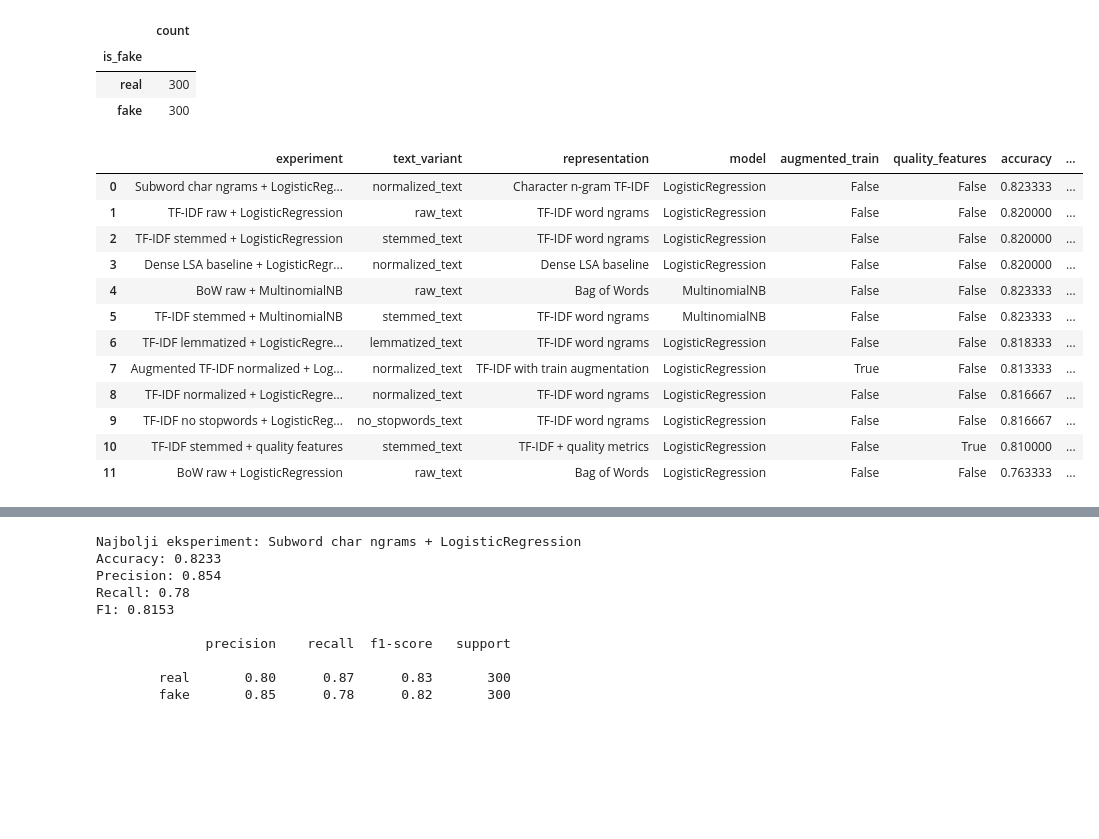
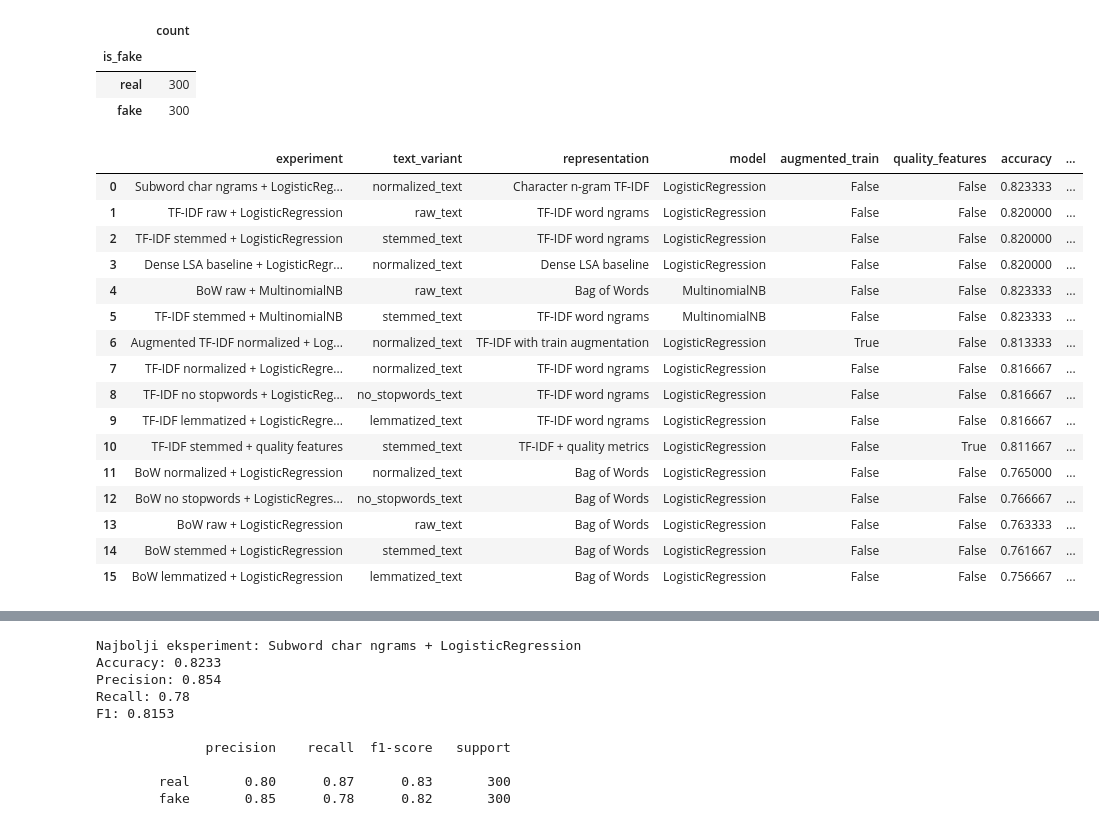
Before and after one commit to nemanjastojanovicc/detect-fake-jobs, a Jupyter notebook: detect-fake-jobs.ipynb, the cells around one changed output, grey strips where cells are left out. Saved outputs shown, nothing was run; the diff lists cells and outputs as text; code cells hidden in the pictures; blank space fills up the shorter version.

```diff
--- a/detect-fake-jobs.ipynb
+++ b/detect-fake-jobs.ipynb
@@ -292,5 +407,6 @@ Formiramo vise verzija istog teksta:
 # %%
 stemmer = PorterStemmer()
+lemmatizer = WordNetLemmatizer()
 
 
 def strip_html(text: str) -> str:
@@ -299,38 +415,25 @@ def strip_html(text: str) -> str:
 
 def normalize_text(text: str) -> str:
     text = strip_html(text)
-    text = unicodedata.normalize("NFKC", str(text))
-    text = text.lower()
+    text = unicodedata.normalize("NFKC", str(text)).casefold()
     text = URL_RE.sub(" ", text)
     text = EMAIL_RE.sub(" ", text)
+    text = EMOJI_RE.sub(" ", text)
     text = re.sub(r"\d+", " ", text)
     text = text.translate(str.maketrans("", "", string.punctuation))
-    text = re.sub(r"\s+", " ", text).strip()
-    return text
+    return re.sub(r"\s+", " ", text).strip()
 
 
 def remove_stopwords(text: str) -> str:
-    return " ".join(token for token in str(text).split() if token not in ENGLISH_STOP_WORDS)
+    return " ".join(t for t in str(text).split() if t not in ENGLISH_STOP_WORDS)
 
 
 def stem_text(text: str) -> str:
-    return " ".join(stemmer.stem(token) for token in str(text).split())
-
-
-def simple_lemmatize_token(token: str) -> str:
-    if len(token) > 5 and token.endswith("ies"):
-        return token[:-3] + "y"
-    if len(token) > 5 and token.endswith("ing"):
-        return token[:-3]
-    if len(token) > 4 and token.endswith("ed"):
-        return token[:-2]
-    if len(token) > 4 and token.endswith("s"):
-        return token[:-1]
-    return token
+    return " ".join(stemmer.stem(t) for t in str(text).split())
 
 
 def lemmatize_text(text: str) -> str:
-    return " ".join(simple_lemmatize_token(token) for token in str(text).split())
+    return " ".join(lemmatizer.lemmatize(t) for t in str(text).split())
 
 
 df["raw_text"] = df["full_text"]
@@ -339,17 +442,10 @@ df["no_stopwords_text"] = df["normalized_text"].apply(remove_stopwords)
 df["stemmed_text"] = df["no_stopwords_text"].apply(stem_text)
 df["lemmatized_text"] = df["no_stopwords_text"].apply(lemmatize_text)
 
-preview = pd.DataFrame(
-    {
-        "raw_text": [df.loc[0, "raw_text"][:260]],
-        "normalized_text": [df.loc[0, "normalized_text"][:260]],
-        "no_stopwords_text": [df.loc[0, "no_stopwords_text"][:260]],
-        "stemmed_text": [df.loc[0, "stemmed_text"][:260]],
-        "lemmatized_text": [df.loc[0, "lemmatized_text"][:260]],
-    }
-).T
-
-display(preview)
+display(pd.DataFrame({
+    c: [df.loc[0, c][:260]]
+    for c in ["raw_text", "normalized_text", "no_stopwords_text", "stemmed_text", "lemmatized_text"]
+}).T)
 # %% [output]
 |  | 0 |
 | raw_text | Data Analyst Successful candidate... |
@@ -544,39 +664,47 @@ def evaluate_config(config: dict) -> dict:
 # %%
 EXPERIMENTS = [
     {"name": "BoW raw + LogisticRegression", "text_col": "raw_text", "vectorizer": "bow", "representation": "Bag of Words", "model": "LogisticRegression"},
+    {"name": "BoW normalized + LogisticRegression", "text_col": "normalized_text", "vectorizer": "bow", "representation": "Bag of Words", "model": "LogisticRegression"},
+    {"name": "BoW no stopwords + LogisticRegression", "text_col": "no_stopwords_text", "vectorizer": "bow", "representation": "Bag of Words", "model": "LogisticRegression"},
+    {"name": "BoW stemmed + LogisticRegression", "text_col": "stemmed_text", "vectorizer": "bow", "representation": "Bag of Words", "model": "LogisticRegression"},
+    {"name": "BoW lemmatized + LogisticRegression", "text_col": "lemmatized_text", "vectorizer": "bow", "representation": "Bag of Words", "model": "LogisticRegression"},
     {"name": "BoW raw + MultinomialNB", "text_col": "raw_text", "vectorizer": "bow", "representation": "Bag of Words", "model": "MultinomialNB"},
     {"name": "TF-IDF raw + LogisticRegression", "text_col": "raw_text", "vectorizer": "tfidf_word", "representation": "TF-IDF word ngrams", "model": "LogisticRegression"},
     {"name": "TF-IDF normalized + LogisticRegression", "text_col": "normalized_text", "vectorizer": "tfidf_word", "representation": "TF-IDF word ngrams", "model": "LogisticRegression"},
     {"name": "TF-IDF no stopwords + LogisticRegression", "text_col": "no_stopwords_text", "vectorizer": "tfidf_word", "representation": "TF-IDF word ngrams", "model": "LogisticRegression"},
     {"name": "TF-IDF stemmed + LogisticRegression", "text_col": "stemmed_text", "vectorizer": "tfidf_word", "representation": "TF-IDF word ngrams", "model": "LogisticRegression"},
     {"name": "TF-IDF lemmatized + LogisticRegression", "text_col": "lemmatized_text", "vectorizer": "tfidf_word", "representation": "TF-IDF word ngrams", "model": "LogisticRegression"},
     {"name": "TF-IDF stemmed + MultinomialNB", "text_col": "stemmed_text", "vectorizer": "tfidf_word", "representation": "TF-IDF word ngrams", "model": "MultinomialNB"},
     {"name": "Subword char ngrams + LogisticRegression", "text_col": "normalized_text", "vectorizer": "tfidf_char", "representation": "Character n-gram TF-IDF", "model": "LogisticRegression"},
     {"name": "TF-IDF stemmed + quality features", "text_col": "stemmed_text", "vectorizer": "tfidf_word", "representation": "TF-IDF + quality metrics", "model": "LogisticRegression", "quality_features": True},
     {"name": "Dense LSA baseline + LogisticRegression", "text_col": "normalized_text", "representation": "Dense LSA baseline", "model": "LogisticRegression", "dense_lsa": True},
     {"name": "Augmented TF-IDF normalized + LogisticRegression", "text_col": "normalized_text", "vectorizer": "tfidf_word", "representation": "TF-IDF with train augmentation", "model": "LogisticRegression", "augment": True},
 ]
 
 results = [evaluate_config(config) for config in EXPERIMENTS]
 results_df = pd.DataFrame(
     [{key: value for key, value in row.items() if key not in {"confusion_matrix", "classification_report", "y_pred", "fitted"}} for row in results]
 ).sort_values("f1", ascending=False)
 
 display(results_df.reset_index(drop=True))
 # %% [output]
 |  | experiment | text_variant | representation | model | augmented_train | quality_features | accuracy | ... |
 | 0 | Subword char ngrams + LogisticReg... | normalized_text | Character n-gram TF-IDF | LogisticRegression | False | False | 0.823333 | ... |
 | 1 | TF-IDF raw + LogisticRegression | raw_text | TF-IDF word ngrams | LogisticRegression | False | False | 0.820000 | ... |
 | 2 | TF-IDF stemmed + LogisticRegression | stemmed_text | TF-IDF word ngrams | LogisticRegression | False | False | 0.820000 | ... |
 | 3 | Dense LSA baseline + LogisticRegr... | normalized_text | Dense LSA baseline | LogisticRegression | False | False | 0.820000 | ... |
 | 4 | BoW raw + MultinomialNB | raw_text | Bag of Words | MultinomialNB | False | False | 0.823333 | ... |
 | 5 | TF-IDF stemmed + MultinomialNB | stemmed_text | TF-IDF word ngrams | MultinomialNB | False | False | 0.823333 | ... |
-| 6 | TF-IDF lemmatized + LogisticRegre... | lemmatized_text | TF-IDF word ngrams | LogisticRegression | False | False | 0.818333 | ... |
-| 7 | Augmented TF-IDF normalized + Log... | normalized_text | TF-IDF with train augmentation | LogisticRegression | True | False | 0.813333 | ... |
-| 8 | TF-IDF normalized + LogisticRegre... | normalized_text | TF-IDF word ngrams | LogisticRegression | False | False | 0.816667 | ... |
-| 9 | TF-IDF no stopwords + LogisticReg... | no_stopwords_text | TF-IDF word ngrams | LogisticRegression | False | False | 0.816667 | ... |
-| 10 | TF-IDF stemmed + quality features | stemmed_text | TF-IDF + quality metrics | LogisticRegression | False | True | 0.810000 | ... |
-| 11 | BoW raw + LogisticRegression | raw_text | Bag of Words | LogisticRegression | False | False | 0.763333 | ... |
+| 6 | Augmented TF-IDF normalized + Log... | normalized_text | TF-IDF with train augmentation | LogisticRegression | True | False | 0.813333 | ... |
+| 7 | TF-IDF normalized + LogisticRegre... | normalized_text | TF-IDF word ngrams | LogisticRegression | False | False | 0.816667 | ... |
+| 8 | TF-IDF no stopwords + LogisticReg... | no_stopwords_text | TF-IDF word ngrams | LogisticRegression | False | False | 0.816667 | ... |
+| 9 | TF-IDF lemmatized + LogisticRegre... | lemmatized_text | TF-IDF word ngrams | LogisticRegression | False | False | 0.816667 | ... |
+| 10 | TF-IDF stemmed + quality features | stemmed_text | TF-IDF + quality metrics | LogisticRegression | False | True | 0.811667 | ... |
+| 11 | BoW normalized + LogisticRegression | normalized_text | Bag of Words | LogisticRegression | False | False | 0.765000 | ... |
+| 12 | BoW no stopwords + LogisticRegres... | no_stopwords_text | Bag of Words | LogisticRegression | False | False | 0.766667 | ... |
+| 13 | BoW raw + LogisticRegression | raw_text | Bag of Words | LogisticRegression | False | False | 0.763333 | ... |
+| 14 | BoW stemmed + LogisticRegression | stemmed_text | Bag of Words | LogisticRegression | False | False | 0.761667 | ... |
+| 15 | BoW lemmatized + LogisticRegression | lemmatized_text | Bag of Words | LogisticRegression | False | False | 0.756667 | ... |
 # %%
 plt.figure(figsize=(12, 6))
 sns.barplot(data=results_df, x="f1", y="experiment", hue="representation", dodge=False)
```
Also changed, not shown: parts of 28 cells of this notebook.
